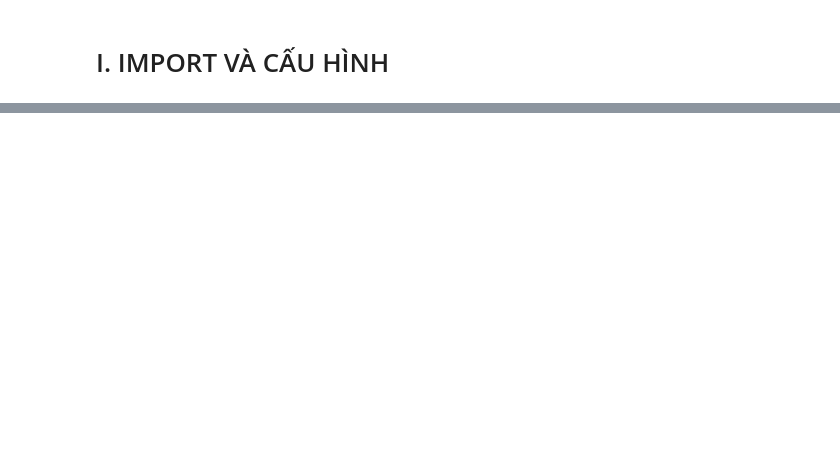
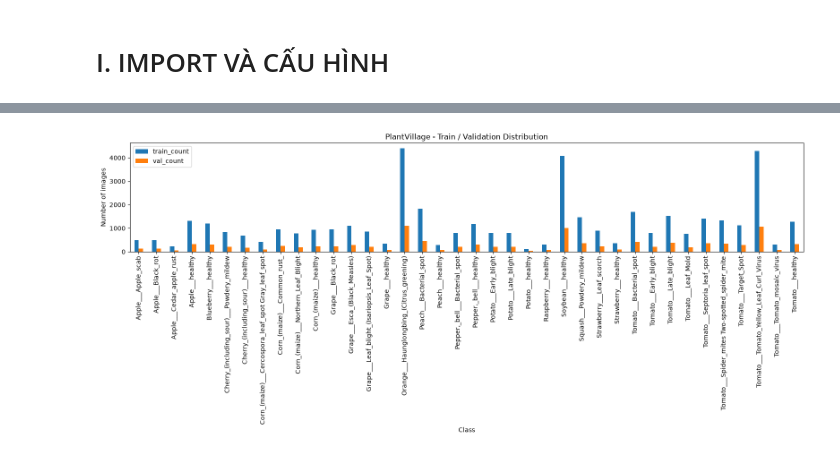
Before and after one commit to hoang3003/plant-disease-classification, a Jupyter notebook: notebooks/02_preprocessing.ipynb, the cells around one changed output, grey strips where cells are left out. Drawn from its saved outputs; the diff is of its cells as text; code cells hidden in the pictures; blank space fills up the shorter version.

```diff
--- a/notebooks/02_preprocessing.ipynb
+++ b/notebooks/02_preprocessing.ipynb
@@ -850,0 +119,26 @@ Pipeline hiện tại bám trực tiếp theo kết quả EDA:
+# %%
+train_classes = sorted(
+    folder.name
+    for folder in TRAIN_DIR.iterdir()
+    if folder.is_dir()
+)
+
+val_classes = sorted(
+    folder.name
+    for folder in VAL_DIR.iterdir()
+    if folder.is_dir()
+)
+
+print("Số class train:", len(train_classes))
+print("Số class val  :", len(val_classes))
+
+only_train = sorted(set(train_classes) - set(val_classes))
+only_val = sorted(set(val_classes) - set(train_classes))
+
+print("\nClass chỉ có trong train:", only_train)
+print("Class chỉ có trong val  :", only_val)
+
+if train_classes != val_classes:
+    raise ValueError(
+        "Danh sách class giữa train và val không giống nhau."
+    )
@@ -850,0 +278,19 @@ Pipeline hiện tại bám trực tiếp theo kết quả EDA:
+# %%
+plot_df = class_distribution.set_index("class_name")
+
+ax = plot_df[
+    ["train_count", "val_count"]
+].plot(
+    kind="bar",
+    figsize=(16, 7)
+)
+
+ax.set_title("PlantVillage - Train / Validation Distribution")
+ax.set_xlabel("Class")
+ax.set_ylabel("Number of images")
+
+plt.xticks(rotation=90)
+plt.tight_layout()
+plt.show()
+# %% [output]
+[figure, added]
```
Also changed, not shown: parts of 65 cells of this notebook, 8 other files.
